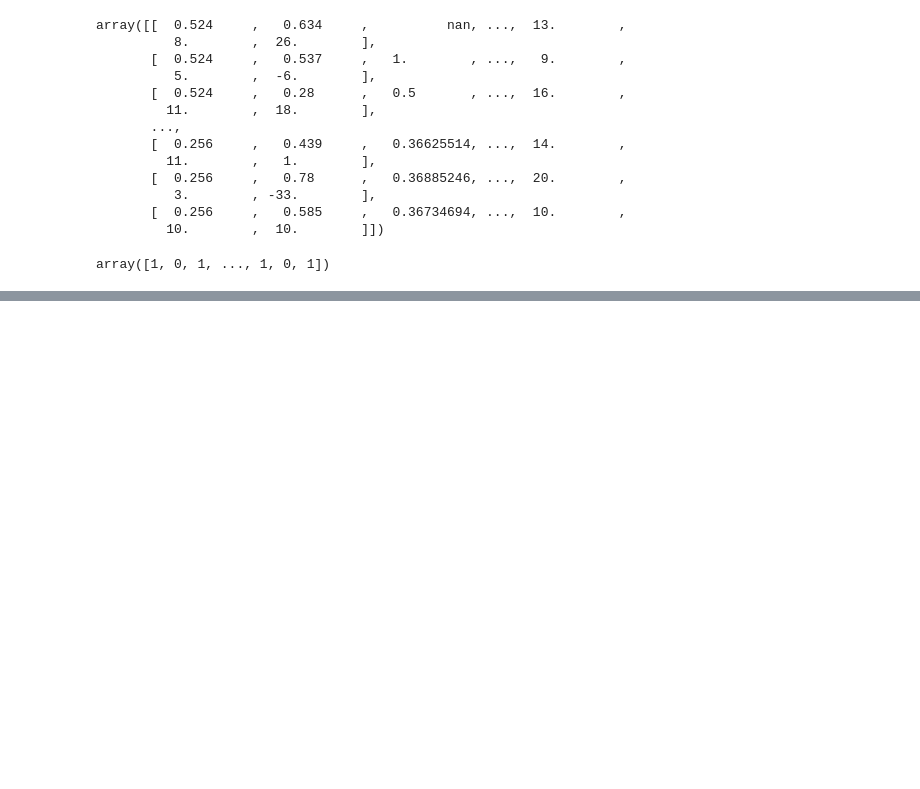
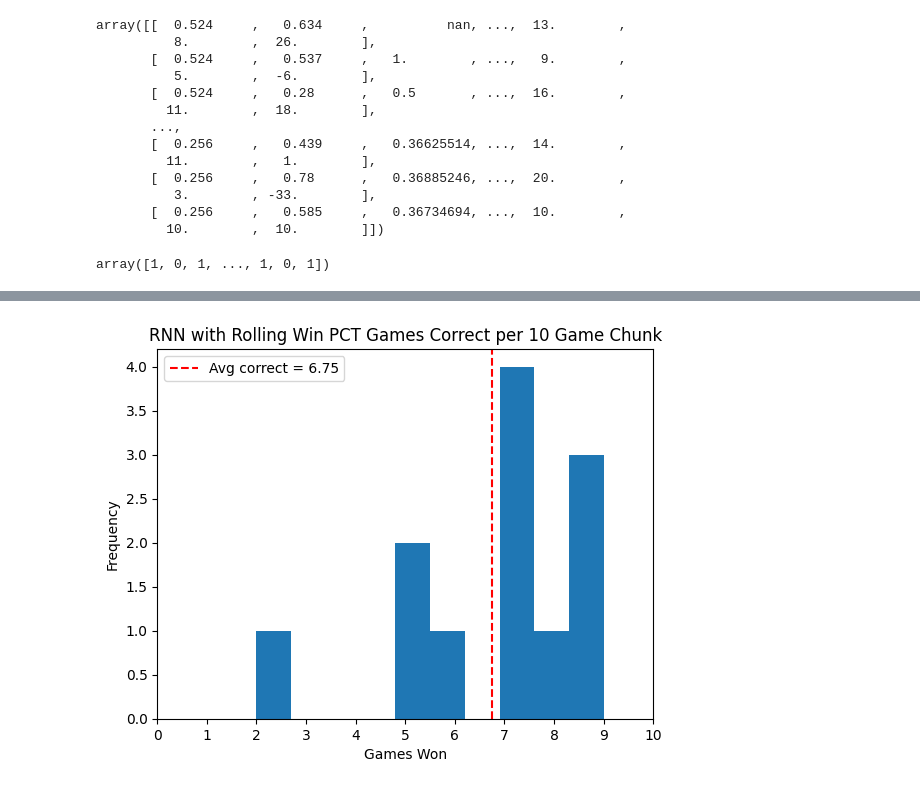
Before and after one commit to HertzJack/NBA-Neural-Network, a Jupyter notebook: ai_project_kerasRNN.ipynb, the cells around one changed output, grey strips where cells are left out. Drawn from its saved outputs; the diff is of its cells as text; code cells hidden in the pictures; blank space fills up the shorter version.

```diff
--- a/ai_project_kerasRNN.ipynb
+++ b/ai_project_kerasRNN.ipynb
@@ -1098,0 +1104,50 @@ axs[1].legend()
+# %%
+CELTICS_ID = 1610612738
+c_games = giga_combined_data_set_with_more_things[giga_combined_data_set_with_more_things["TEAM_ID"] == CELTICS_ID].sort_values("GAME_DATE").reset_index()
+
+chunk_size = 20 # Split into 10 consecutive games
+chunk_list = [c_games[i:i + chunk_size] for i in range(0, c_games.shape[0], chunk_size)]
+chunk_list[0]
+
+# Return number of games won in the chunk
+def evaluate_rnn_chunk(model, stats, games, debug=False) -> int:
+  games = games.reset_index(drop=True)
+  print("Evaluating chunk starting at: " + str(games.at[0, "GAME_DATE"]))
+  games_won = 0
+  for i in range(0, 10):
+    game_input = games.iloc[i:i+10][stats].to_numpy(dtype="float32")
+    game_input = np.array([game_input])
+    game_result = np.array([games.at[i+10, "WIN"]])
+    result = model.evaluate(x=game_input, y=game_result)
+    if debug:
+      print("Actual Result: {}, Predicted: {}".format(games['WIN'], result[1]))
+    # We correctly predicted the result
+    if result[1]:
+      games_won += 1
+  return games_won
+
+
+games_correctly_guessed = []
+for chunk in chunk_list:
+  if len(chunk.index) != chunk_size:
+    # Not fair to count a chunk less than 10 games
+    continue
+  won = evaluate_rnn_chunk(model=RNN_model, stats=rnn_stats, games=chunk)
+  games_correctly_guessed.append(won)
+
+def plot_correct_games(title, correct_games):
+  plt.hist(correct_games, density=False)
+  plt.title(title)
+  plt.ylabel('Frequency')
+  plt.xlabel('Games Won');
+  plt.xticks(np.arange(0, 11, step=1))
+
+  avg_correct = sum(correct_games) / len(correct_games)
+  avg_acc_chunk = avg_correct / chunk_size
+  plt.axvline(avg_correct, color='red', linestyle='--', label=f"Avg correct = {avg_correct:.2f}")
+
+  plt.legend()
+  plt.show()
+
+plot_correct_games(title="RNN with Rolling Win PCT Games Correct per 10 Game Chunk", correct_games=games_correctly_guessed)
+# %% [output]
@@ -1098,0 +1171 @@ axs[1].legend()
+[figure, added]
```
Also changed, not shown: parts of 38 cells of this notebook, 1 other file.
